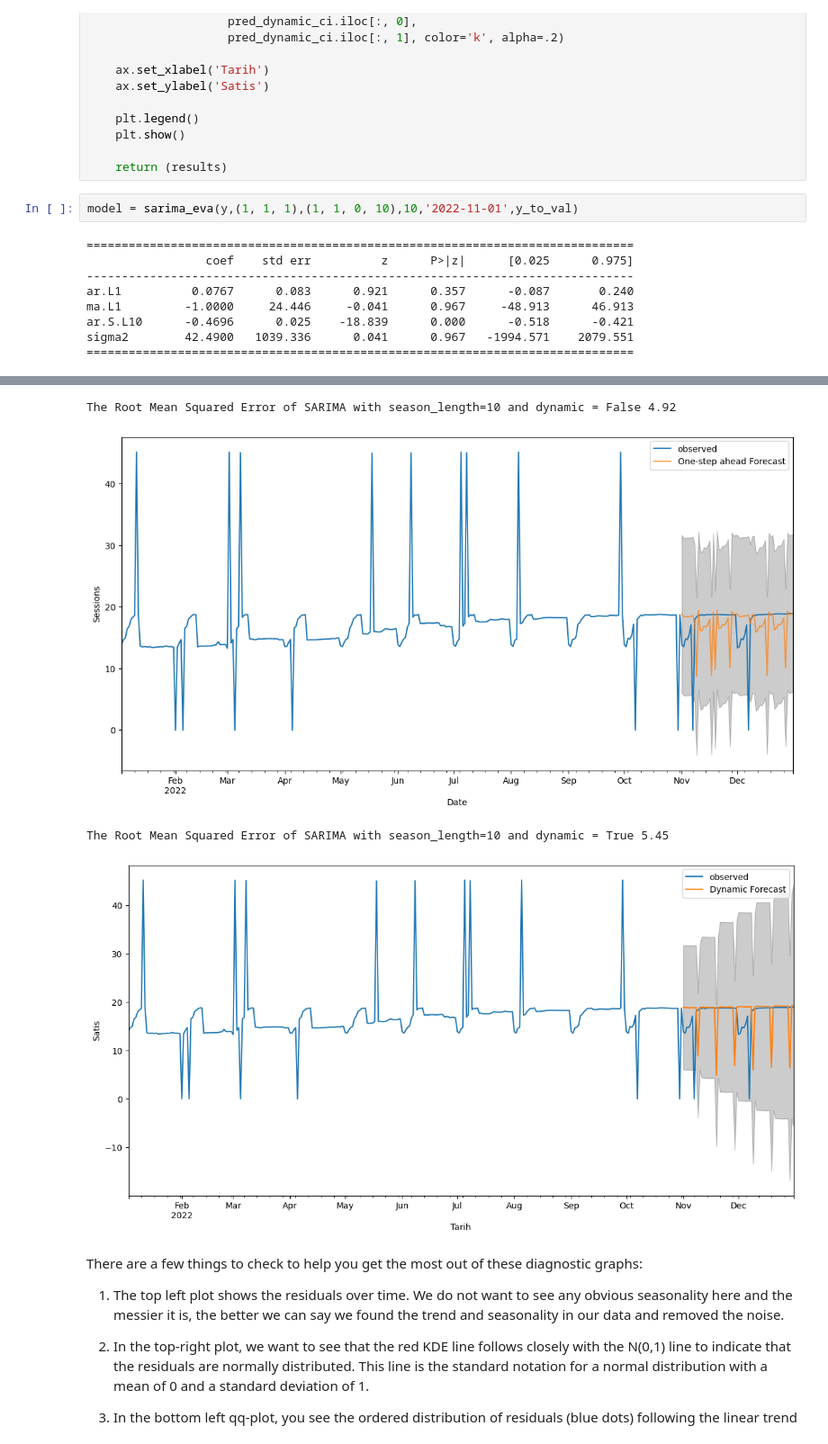
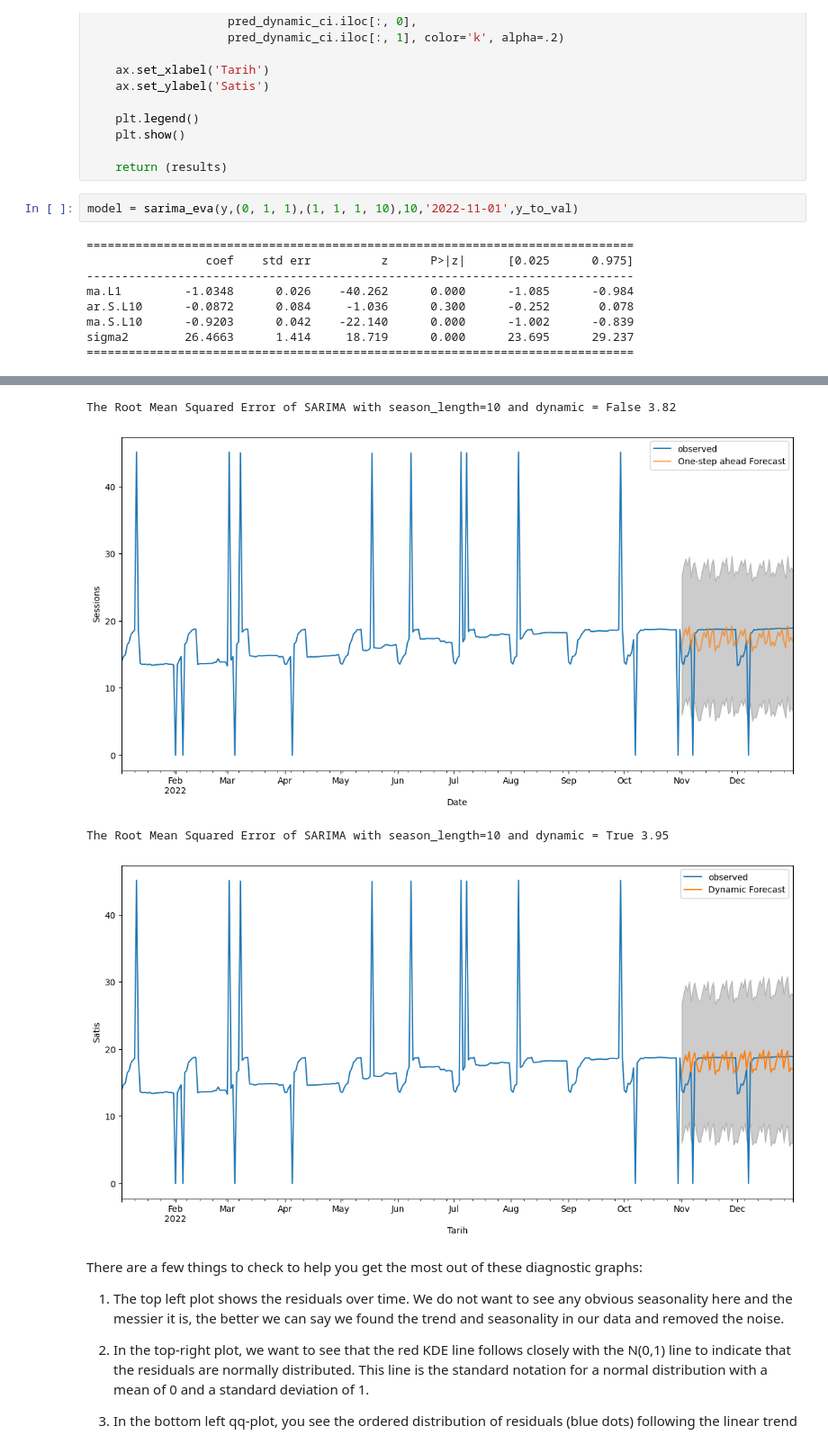
Before and after one commit to MevlutYildiz77/MyOwnProjects, a Jupyter notebook: CurrencyForecasting/Usdforecasting.ipynb, the cells around one changed output, grey strips where cells are left out. Shown at 90% size. Saved outputs shown, nothing was run; the diff lists cells and outputs as text.

```diff
--- a/CurrencyForecasting/Usdforecasting.ipynb
+++ b/CurrencyForecasting/Usdforecasting.ipynb
@@ -264,13 +297,13 @@ def sarima_eva(y,order,seasonal_order,seasonal_period,pred_date,y_to_test):
 
     return (results)
 # %%
-model = sarima_eva(y,(1, 1, 1),(1, 1, 0, 10),10,'2022-11-01',y_to_val)
+model = sarima_eva(y,(0, 1, 1),(1, 1, 1, 10),10,'2022-11-01',y_to_val)
 # %% [output]
 ==============================================================================
                  coef    std err          z      P>|z|      [0.025      0.975]
 ------------------------------------------------------------------------------
-ar.L1          0.0767      0.083      0.921      0.357      -0.087       0.240
-ma.L1         -1.0000     24.446     -0.041      0.967     -48.913      46.913
-ar.S.L10      -0.4696      0.025    -18.839      0.000      -0.518      -0.421
-sigma2        42.4900   1039.336      0.041      0.967   -1994.571    2079.551
+ma.L1         -1.0348      0.026    -40.262      0.000      -1.085      -0.984
+ar.S.L10      -0.0872      0.084     -1.036      0.300      -0.252       0.078
+ma.S.L10      -0.9203      0.042    -22.140      0.000      -1.002      -0.839
+sigma2        26.4663      1.414     18.719      0.000      23.695      29.237
 ==============================================================================
@@ -278,7 +311,7 @@ sigma2        42.4900   1039.336      0.041      0.967   -1994.571    2079.551
-The Root Mean Squared Error of SARIMA with season_length=10 and dynamic = False 4.92
+The Root Mean Squared Error of SARIMA with season_length=10 and dynamic = False 3.82
-[figure, old version]
+[figure, new version]
-The Root Mean Squared Error of SARIMA with season_length=10 and dynamic = True 5.45
+The Root Mean Squared Error of SARIMA with season_length=10 and dynamic = True 3.95
-[figure, old version]
+[figure, new version]
 # %% [markdown]
 There are a few things to check to help you get the most out of these diagnostic graphs:
 
```
Also changed, not shown: parts of 4 cells of this notebook.
